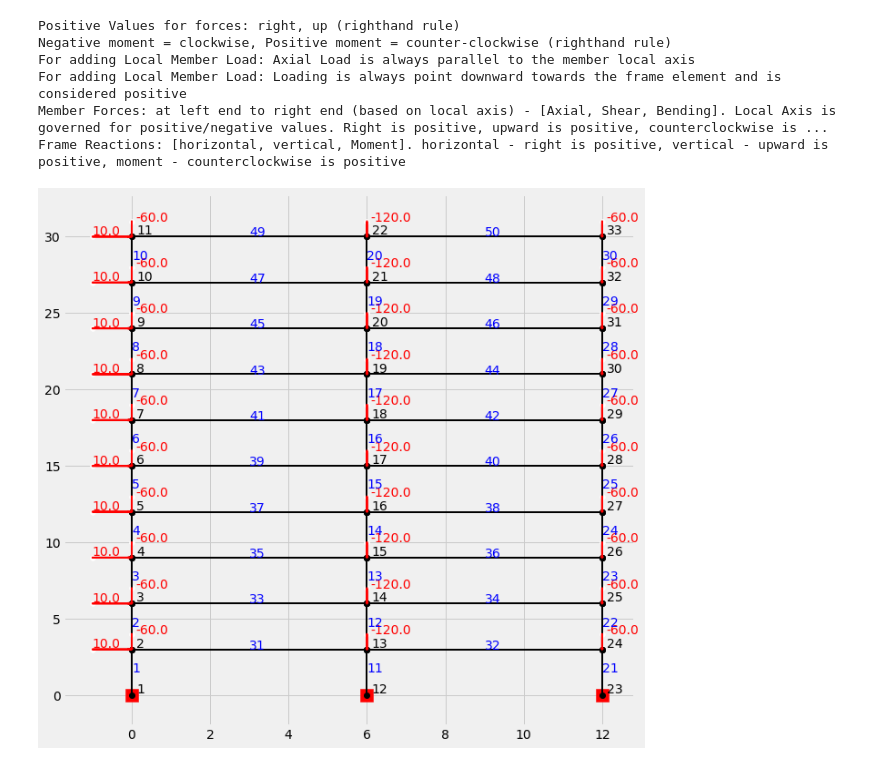
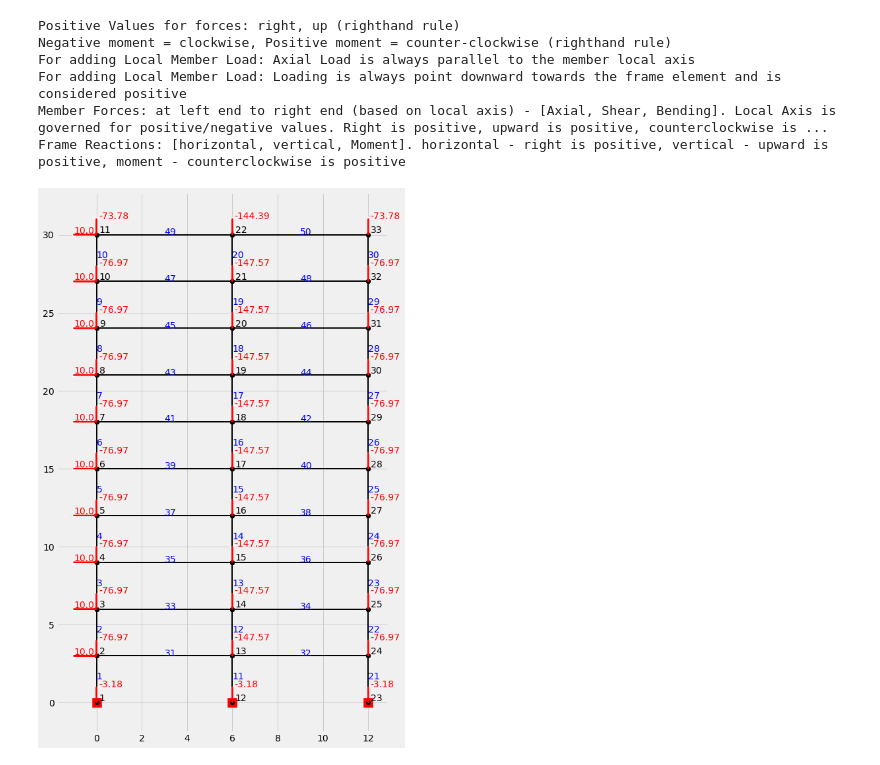
Before and after one commit to mjamezquidilla/pysead, a Jupyter notebook: Examples/Frame_2D/Example 5.ipynb, the cells around one changed output. Saved outputs shown, nothing was run; the diff lists cells and outputs as text; code cells hidden in the pictures.

```diff
--- a/Examples/Frame_2D/Example 5.ipynb
+++ b/Examples/Frame_2D/Example 5.ipynb
@@ -10,7 +10,7 @@ For adding Local Member Load: Loading is always point downward towards the frame
 Member Forces: at left end to right end (based on local axis) - [Axial, Shear, Bending]. Local Axis is governed for positive/negative values. Right is positive, upward is positive, counterclockwise is ...
 Frame Reactions: [horizontal, vertical, Moment]. horizontal - right is positive, vertical - upward is positive, moment - counterclockwise is positive
 # %%
-E =  4500*np.sqrt(21)
+E =  4700*np.sqrt(21) * 1000
 I_column = 1/12*0.3*0.3**3
 I_beam = 1/12*0.3*0.5**3
 A_column = 0.3*0.3
@@ -87,13 +90,13 @@ members_list = [M1,M2,M3,M4,M5,M6,M7,M8,M9,M10,
 # %%
 Frame = Frame_2D()
 Frame.Compile_Frame_Member_Properties(members_list)
 Frame.supports = {1:[1,1,1], 12:[1,1,1], 23:[1,1,1]}
 
 for i in range(2,12):
     Frame.Add_Load_Node({i:[10,0,0]})
 
-Frame.Draw_Frame_Setup(figure_size = [10,10])
+Frame.Draw_Frame_Setup(figure_size = [8,14])
 # %% [output]
-[figure, old version]
+[figure, new version]
 # %%
 Frame.Solve()
```
Also changed, not shown: parts of 11 cells of this notebook.
